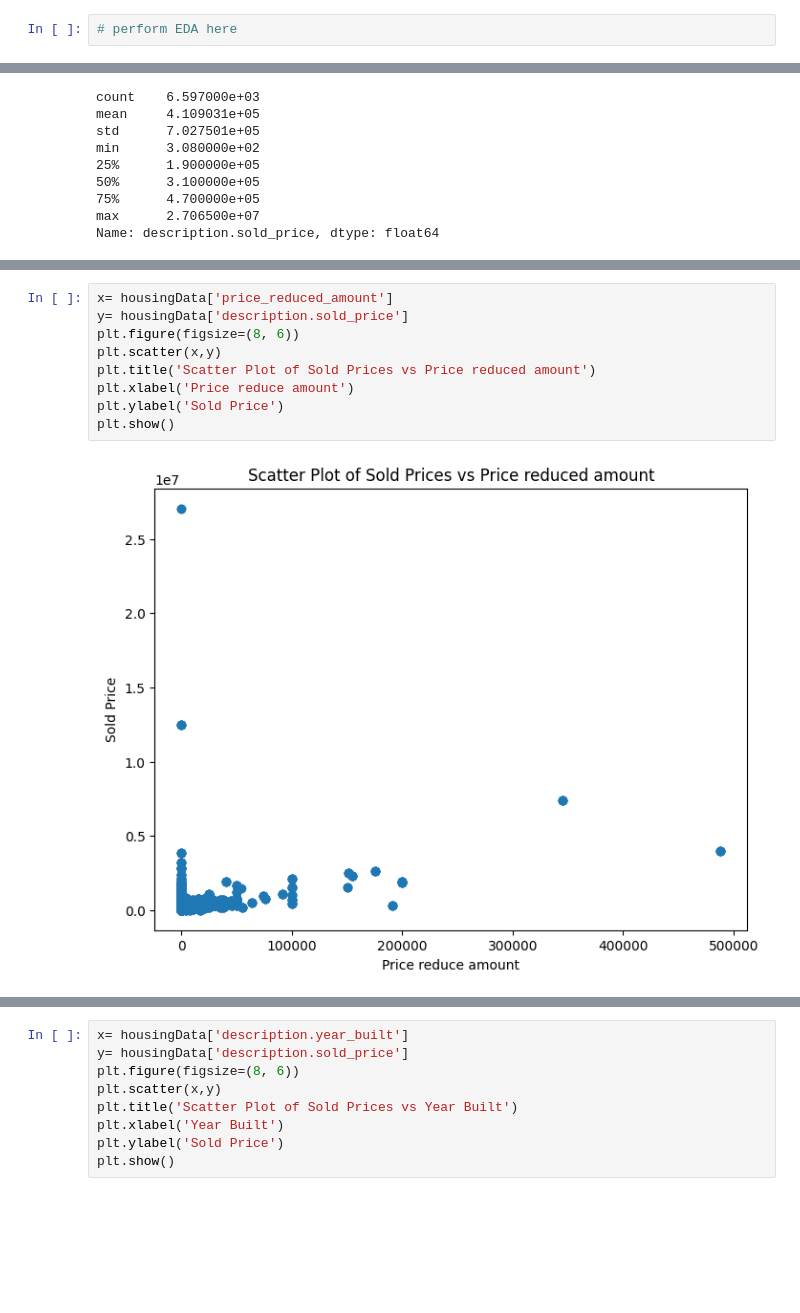
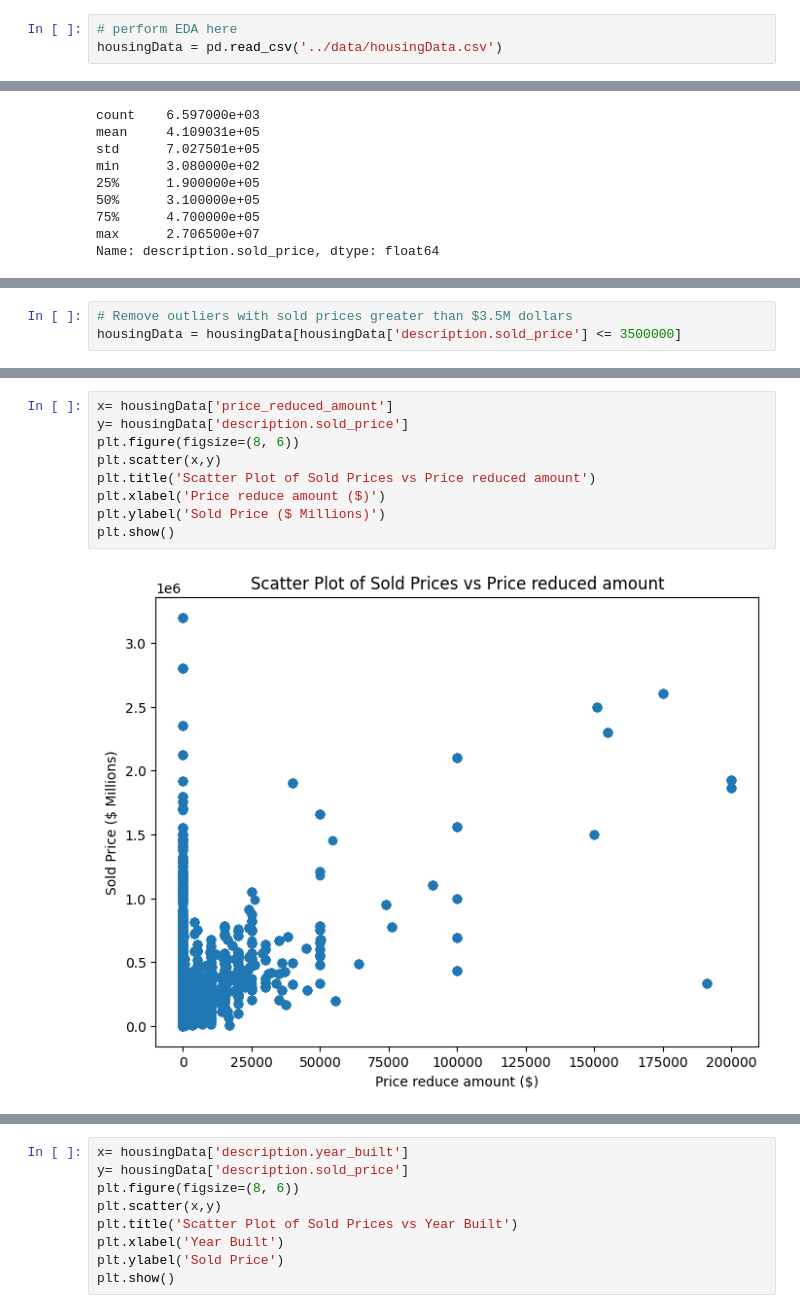
Before and after one commit to TangKenneth25/LHL-Feb19-MidtermProject, a Jupyter notebook: notebooks/1 - EDA.ipynb, the cells around one changed output, grey strips where cells are left out. Drawn from its saved outputs; the diff is of its cells as text; blank space fills up the shorter version.

```diff
--- a/notebooks/1 - EDA.ipynb
+++ b/notebooks/1 - EDA.ipynb
@@ -783,6 +783,7 @@ Remember all of the EDA that you've been learning about?  Now is a perfect time
 - Is there any overlap in any of the features? (redundant information, like number of this or that room...)
 # %%
 # perform EDA here
+housingData = pd.read_csv('../data/housingData.csv')
 # %%
 # Correlation heatmap of numerical
 plt.figure(figsize=(14, 10))
@@ -834,3 +846,6 @@ Name: description.sold_price, dtype: float64
+# %%
+# Remove outliers with sold prices greater than $3.5M dollars
+housingData = housingData[housingData['description.sold_price'] <= 3500000]
 # %%
 x= housingData['list_price']
 y= housingData['description.sold_price']
@@ -867,14 +882,14 @@ plt.show()
 # %%
 x= housingData['price_reduced_amount']
 y= housingData['description.sold_price']
 plt.figure(figsize=(8, 6))
 plt.scatter(x,y)
 plt.title('Scatter Plot of Sold Prices vs Price reduced amount')
-plt.xlabel('Price reduce amount')
-plt.ylabel('Sold Price')
+plt.xlabel('Price reduce amount ($)')
+plt.ylabel('Sold Price ($ Millions)')
 plt.show()
 # %% [output]
-[figure, old version]
+[figure, new version]
 # %%
 x= housingData['description.lot_sqft']
 y= housingData['description.sold_price']
```
Also changed, not shown: parts of 21 cells of this notebook, 1 other file.
